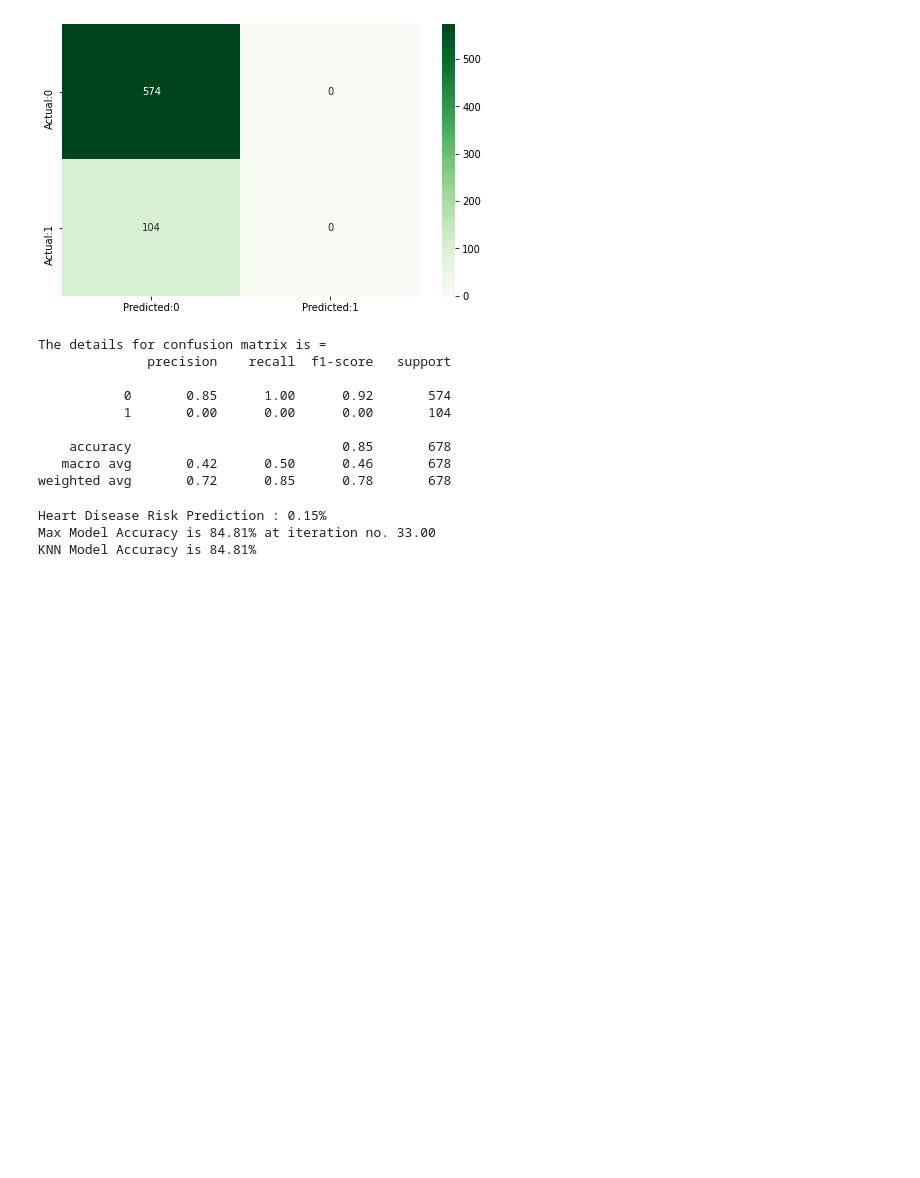
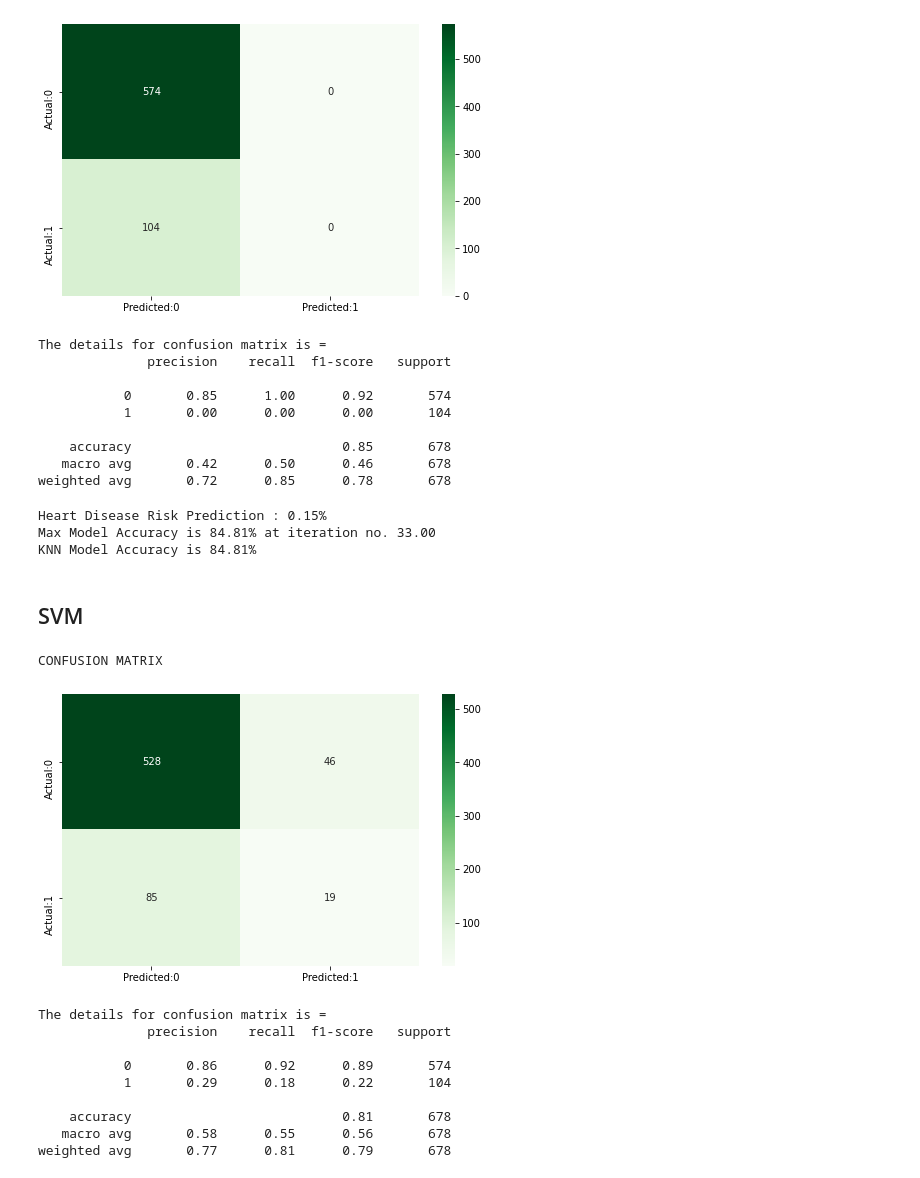
Before and after one commit to SajalSinha/CardioVascular-Risk-Prediction, a Jupyter notebook: CardiovascularRiskPrediction.ipynb, the cells around one changed output. Cells and saved outputs as stored; diff of their text form; code cells hidden in the pictures; blank space fills up the shorter version.

```diff
--- a/CardiovascularRiskPrediction.ipynb
+++ b/CardiovascularRiskPrediction.ipynb
@@ -423,3 +423,31 @@ print("KNN Model Accuracy is {:.2f}%".format(acc))
 Heart Disease Risk Prediction : 0.15%
 Max Model Accuracy is 84.81% at iteration no. 33.00
 KNN Model Accuracy is 84.81%
+# %% [markdown]
+## SVM
+# %%
+# SVM Classifier using various kernels
+kernels=["linear","rbf","poly","sigmoid"]
+chances=[]
+svc_scores=[]
+for i in range (len(kernels)):
+    clf=SVC(kernel=kernels[i])
+    clf.fit(X_train,y_train)
+    y_pred=clf.predict(X_test)
+    chances.append((sum(y_pred)/y_pred.size)*100)
+    svc_scores.append(clf.score(X_test,y_test))
+# %%
+print("CONFUSION MATRIX")
+confusion_matrix_compute(y_test,y_pred)
+# %% [output]
+CONFUSION MATRIX
+[figure, added]
+The details for confusion matrix is =
+              precision    recall  f1-score   support
+
+           0       0.86      0.92      0.89       574
+           1       0.29      0.18      0.22       104
+
+    accuracy                           0.81       678
+   macro avg       0.58      0.55      0.56       678
+weighted avg       0.77      0.81      0.79       678
```
Also changed, not shown: parts of 15 cells of this notebook.
